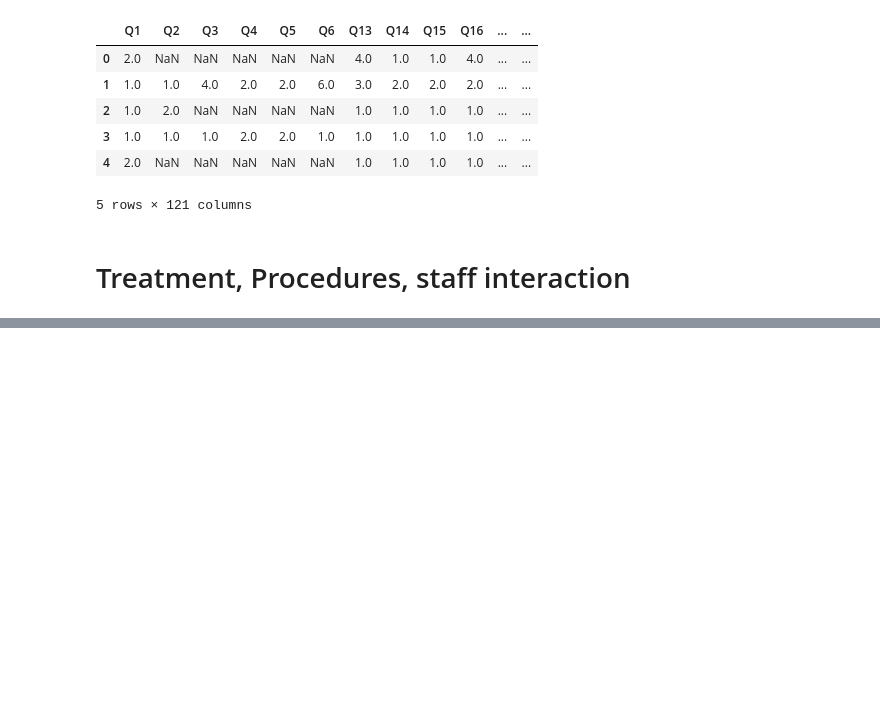
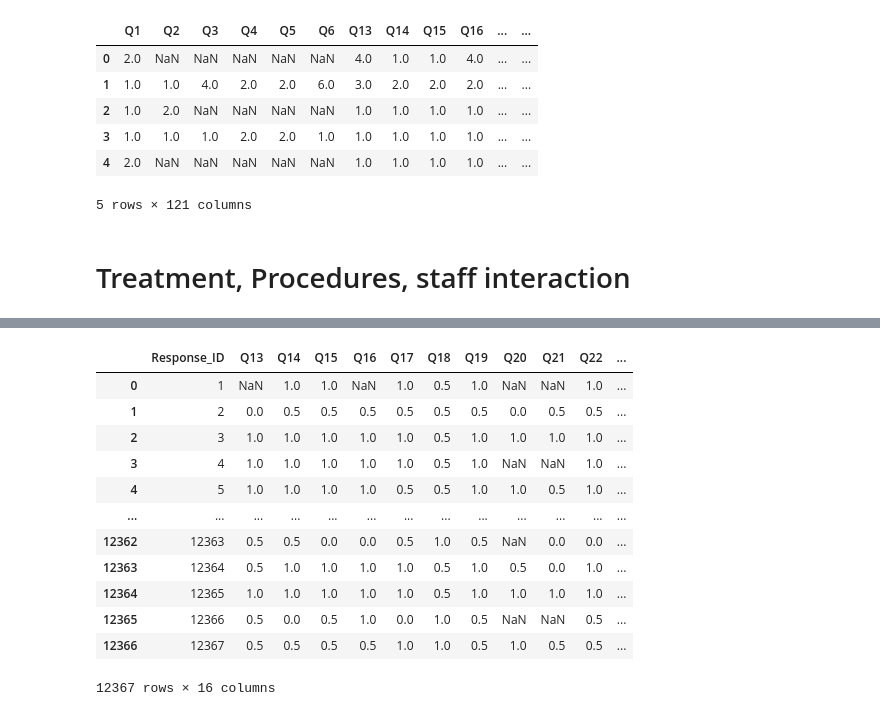
Before and after one commit to HSE-Pulse/CarePlanPlus, a Jupyter notebook: data_prep_NIES_Q13-Q22.ipynb, the cells around one changed output, grey strips where cells are left out. Saved outputs shown, nothing was run; the diff lists cells and outputs as text; code cells hidden in the pictures; blank space fills up the shorter version.

```diff
--- a/data_prep_NIES_Q13-Q22.ipynb
+++ b/data_prep_NIES_Q13-Q22.ipynb
@@ -55,0 +59,16 @@ df[['Q13','Q14','Q15','Q16','Q17','Q18','Q19','Q20','Q21','Q22','Q23','Q24','Q25
+# %%
+df[['Response_ID','Q13','Q14','Q15','Q16','Q17','Q18','Q19','Q20','Q21','Q22','Q23','Q24','Q25','Q26','Q22']]
+# %% [output]
+|  | Response_ID | Q13 | Q14 | Q15 | Q16 | Q17 | Q18 | Q19 | Q20 | Q21 | Q22 | ... |
+| 0 | 1 | NaN | 1.0 | 1.0 | NaN | 1.0 | 0.5 | 1.0 | NaN | NaN | 1.0 | ... |
+| 1 | 2 | 0.0 | 0.5 | 0.5 | 0.5 | 0.5 | 0.5 | 0.5 | 0.0 | 0.5 | 0.5 | ... |
+| 2 | 3 | 1.0 | 1.0 | 1.0 | 1.0 | 1.0 | 0.5 | 1.0 | 1.0 | 1.0 | 1.0 | ... |
+| 3 | 4 | 1.0 | 1.0 | 1.0 | 1.0 | 1.0 | 0.5 | 1.0 | NaN | NaN | 1.0 | ... |
+| 4 | 5 | 1.0 | 1.0 | 1.0 | 1.0 | 0.5 | 0.5 | 1.0 | 1.0 | 0.5 | 1.0 | ... |
+| ... | ... | ... | ... | ... | ... | ... | ... | ... | ... | ... | ... | ... |
+| 12362 | 12363 | 0.5 | 0.5 | 0.0 | 0.0 | 0.5 | 1.0 | 0.5 | NaN | 0.0 | 0.0 | ... |
+| 12363 | 12364 | 0.5 | 1.0 | 1.0 | 1.0 | 1.0 | 0.5 | 1.0 | 0.5 | 0.0 | 1.0 | ... |
+| 12364 | 12365 | 1.0 | 1.0 | 1.0 | 1.0 | 1.0 | 0.5 | 1.0 | 1.0 | 1.0 | 1.0 | ... |
+| 12365 | 12366 | 0.5 | 0.0 | 0.5 | 1.0 | 0.0 | 1.0 | 0.5 | NaN | NaN | 0.5 | ... |
+| 12366 | 12367 | 0.5 | 0.5 | 0.5 | 0.5 | 1.0 | 1.0 | 0.5 | 1.0 | 0.5 | 0.5 | ... |
+12367 rows × 16 columns
```
Also changed, not shown: parts of 43 cells of this notebook, 1 other file.
